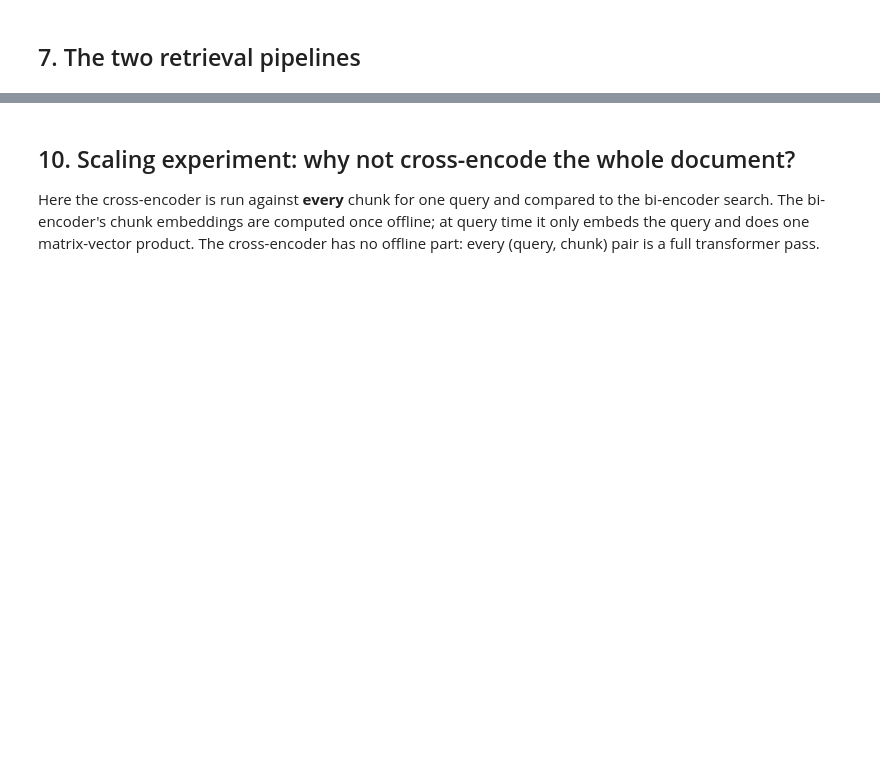
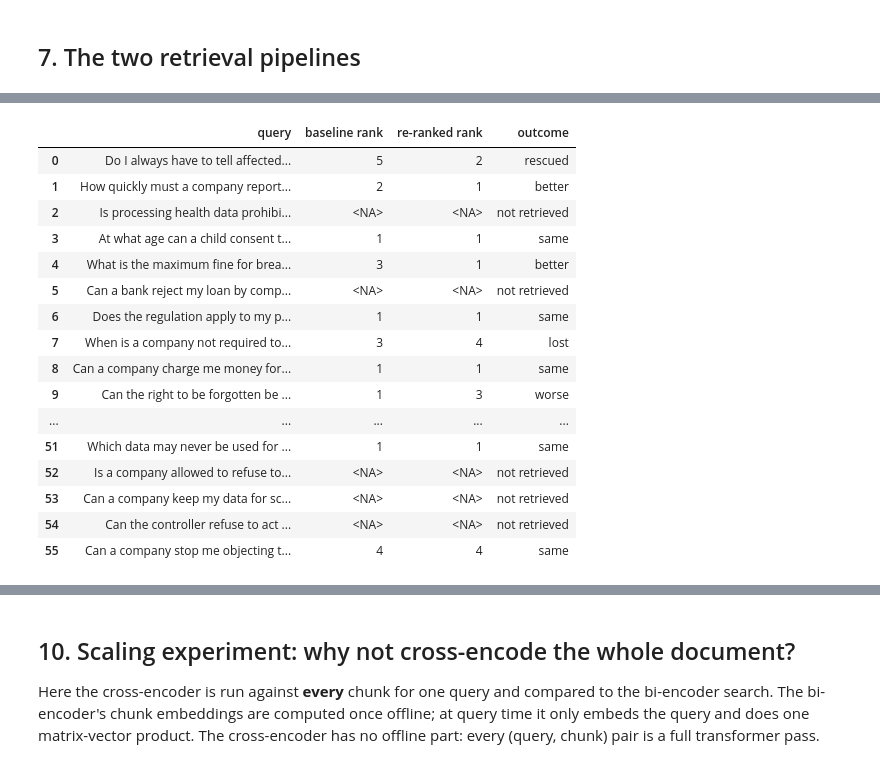
Before and after one commit to swarajkumar001/RAG-Baseline-vs.-Re-Ranking, a Jupyter notebook: rag_baseline_vs_rerank.ipynb, the cells around one changed output, grey strips where cells are left out. Saved outputs shown, nothing was run; the diff lists cells and outputs as text; code cells hidden in the pictures; blank space fills up the shorter version.

```diff
--- a/rag_baseline_vs_rerank.ipynb
+++ b/rag_baseline_vs_rerank.ipynb
@@ -40,10 +43,12 @@ PDF_PATH = Path("data/gdpr.pdf")
 BI_ENCODER_NAME = "sentence-transformers/all-MiniLM-L6-v2"
 CROSS_ENCODER_NAME = "cross-encoder/ms-marco-MiniLM-L-6-v2"
 
-LLM_MODEL = "gemini-3.6-flash"
+LLM_MODEL = "gemma-4-31b-it"  # Google open-weights model, served through the Gemini API
 GEMINI_API_KEY = os.environ.get("GEMINI_API_KEY")  # set this before starting Jupyter
 
-MAX_CHUNK_WORDS = 180  # upper bound on chunk length
+USE_LLM_CACHE = True   # False = always call the LLM again instead of reusing data/llm_answers.json
+
+MAX_CHUNK_WORDS = 180  # upper bound on chunk length (excluding the section label)
 RETRIEVE_K = 10        # candidates returned by the bi-encoder
 CONTEXT_K = 3          # chunks passed to the LLM
 # %% [markdown]
@@ -465 +562,33 @@ def is_critical(hit, evidence):
+# %%
+def outcome(row):
+    before, after = row["baseline rank"], row["re-ranked rank"]
+    if pd.isna(before):
+        return "not retrieved"
+    if before > CONTEXT_K and after <= CONTEXT_K:
+        return "rescued"
+    if before <= CONTEXT_K and after > CONTEXT_K:
+        return "lost"
+    return "better" if after < before else ("worse" if after > before else "same")
+
+
+evaluation["outcome"] = evaluation.apply(outcome, axis=1)
+evaluation.astype({"baseline rank": "Int64", "re-ranked rank": "Int64"})
+# %% [output]
+|  | query | baseline rank | re-ranked rank | outcome |
+| 0 | Do I always have to tell affected... | 5 | 2 | rescued |
+| 1 | How quickly must a company report... | 2 | 1 | better |
+| 2 | Is processing health data prohibi... | <NA> | <NA> | not retrieved |
+| 3 | At what age can a child consent t... | 1 | 1 | same |
+| 4 | What is the maximum fine for brea... | 3 | 1 | better |
+| 5 | Can a bank reject my loan by comp... | <NA> | <NA> | not retrieved |
+| 6 | Does the regulation apply to my p... | 1 | 1 | same |
+| 7 | When is a company not required to... | 3 | 4 | lost |
+| 8 | Can a company charge me money for... | 1 | 1 | same |
+| 9 | Can the right to be forgotten be ... | 1 | 3 | worse |
+| ... | ... | ... | ... | ... |
+| 51 | Which data may never be used for ... | 1 | 1 | same |
+| 52 | Is a company allowed to refuse to... | <NA> | <NA> | not retrieved |
+| 53 | Can a company keep my data for sc... | <NA> | <NA> | not retrieved |
+| 54 | Can the controller refuse to act ... | <NA> | <NA> | not retrieved |
+| 55 | Can a company stop me objecting t... | 4 | 4 | same |
 # %% [markdown]
```
Also changed, not shown: parts of 57 cells of this notebook, 3 other files.
